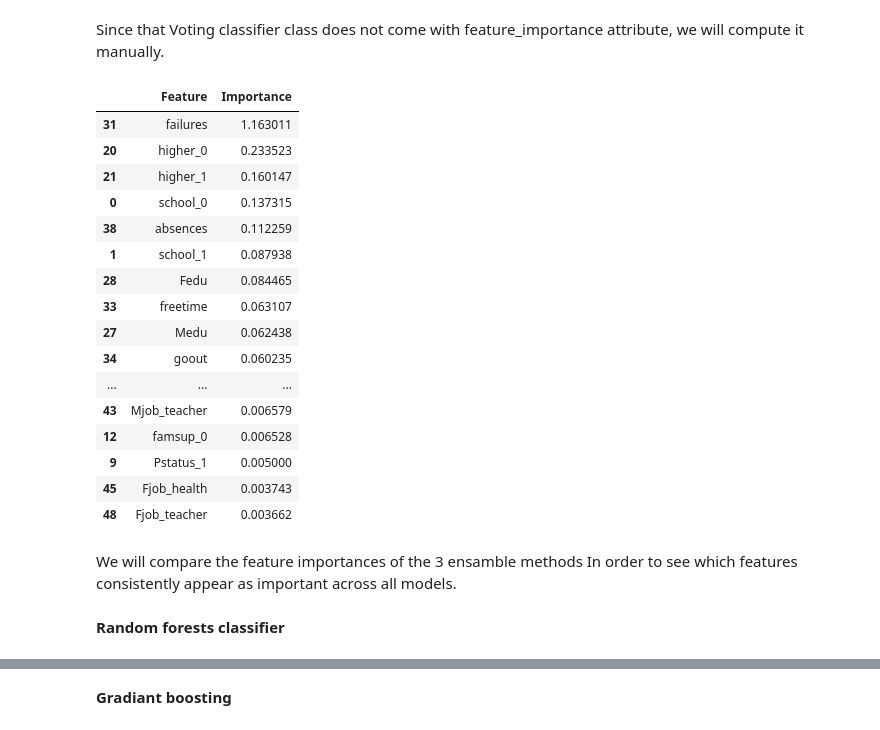
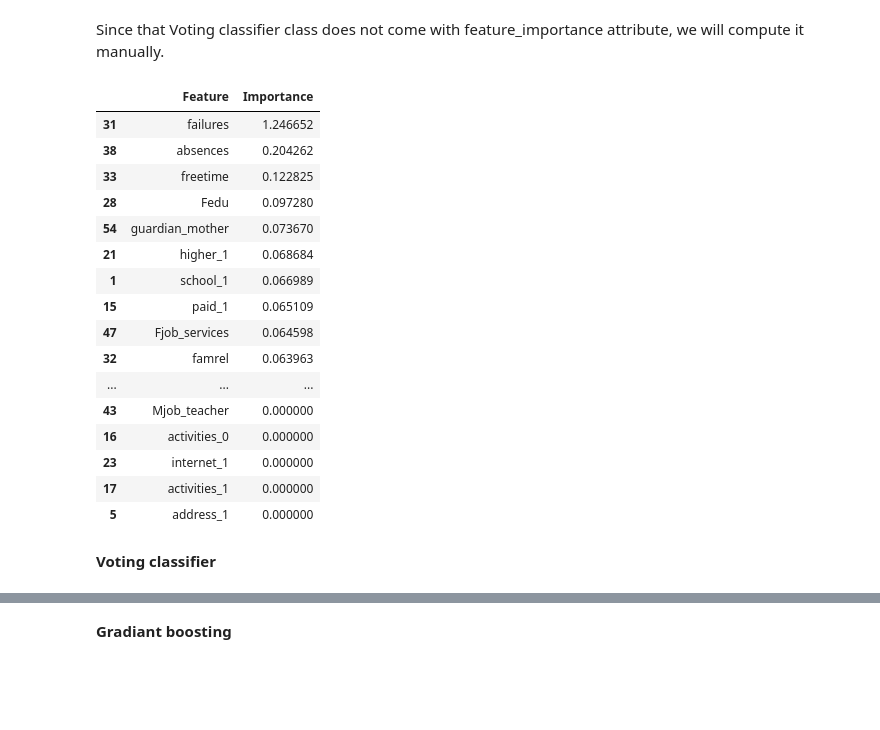
Before and after one commit to rayenFathallah/Student-performance-forecasting-, a Jupyter notebook: Student-Performance-Prediction-V2.ipynb, the cells around one changed output, grey strips where cells are left out. Saved outputs shown, nothing was run; the diff lists cells and outputs as text; code cells hidden in the pictures; blank space fills up the shorter version.

```diff
--- a/Student-Performance-Prediction-V2.ipynb
+++ b/Student-Performance-Prediction-V2.ipynb
@@ -633,7 +644,7 @@ gb_pipeline = Pipeline([
 
 # Define the hyperparameter search space
 param_grid = {
-    'GB__n_estimators': (100, 500),
+    'GB__n_estimators': (15, 300),
     'GB__max_depth': (3, 10),
     'GB__learning_rate': (0.001, 1.0, 'log-uniform')
 }
@@ -758,5 +778,6 @@ ValueError: Found input variables with inconsistent numbers of samples: [314, 73
 # %%
-AdaB = AdaBoostClassifier(learning_rate=0.030959868355900966, random_state=51)
+AdaB = AdaBoostClassifier(learning_rate=0.15564226979143075, n_estimators=240,
+                   random_state=51)
 AdaB.fit(X_train,y_train)
 y_pred = AdaB.predict(X_test)
 accuracy_score(y_test,y_pred)
@@ -784,3 +808,22 @@ scores
 ### Combining the ADAboost classifier with the Random forests classifier
 # %%
 from sklearn.ensemble import VotingClassifier
+# %%
+param_grid = {
+    'voting': ['soft', 'hard'],
+    'weights': [[1, 1], [2, 1], [1, 2], [3, 1], [1, 3]],
+}
+voting_classifier = VotingClassifier(
+    estimators=[('gb', best_GB), ('ada', AdaB)],
+)
+grid_search = GridSearchCV(
+    estimator=voting_classifier,
+    param_grid=param_grid,
+    cv=5,
+    scoring='accuracy',
+    n_jobs=-1
+)
+grid_search.fit(X_train, y_train)
+
+# Print the best hyperparameters found by the grid search
+print('Best hyperparameters:', grid_search.best_params_)
@@ -787,8 +832,8 @@ from sklearn.ensemble import VotingClassifier
 # %%
 voting_classifier = VotingClassifier(
-    estimators=[('rf', best_rf), ('ada', Ada_vot)],
-    voting='soft',
-    weights= [2,1]
+    estimators=[('gb', best_GB), ('ada', AdaB)],
+    voting='hard',
+    weights= [1,1]
 )
 voting_classifier=voting_classifier.fit(X_train, y_train)
 y_pred=voting_classifier.predict(X_test)
@@ -822,26 +870,25 @@ def compute_feature_importance(voting_clf, weights,names):
     feature_importance_df = feature_importance_df.sort_values(by='Importance', ascending=False)
     return feature_importance_df
 # %%
-compute_feature_importance(voting_classifier,[2,1],feature_names)
+feature_importances = compute_feature_importance(voting_classifier,[2,1],feature_names)
+feature_importances
 # %% [output]
 |  | Feature | Importance |
-| 31 | failures | 1.163011 |
-| 20 | higher_0 | 0.233523 |
-| 21 | higher_1 | 0.160147 |
-| 0 | school_0 | 0.137315 |
-| 38 | absences | 0.112259 |
-| 1 | school_1 | 0.087938 |
-| 28 | Fedu | 0.084465 |
-| 33 | freetime | 0.063107 |
-| 27 | Medu | 0.062438 |
-| 34 | goout | 0.060235 |
+| 31 | failures | 1.246652 |
+| 38 | absences | 0.204262 |
+| 33 | freetime | 0.122825 |
+| 28 | Fedu | 0.097280 |
+| 54 | guardian_mother | 0.073670 |
+| 21 | higher_1 | 0.068684 |
+| 1 | school_1 | 0.066989 |
+| 15 | paid_1 | 0.065109 |
+| 47 | Fjob_services | 0.064598 |
+| 32 | famrel | 0.063963 |
 | ... | ... | ... |
-| 43 | Mjob_teacher | 0.006579 |
-| 12 | famsup_0 | 0.006528 |
-| 9 | Pstatus_1 | 0.005000 |
-| 45 | Fjob_health | 0.003743 |
-| 48 | Fjob_teacher | 0.003662 |
+| 43 | Mjob_teacher | 0.000000 |
+| 16 | activities_0 | 0.000000 |
+| 23 | internet_1 | 0.000000 |
+| 17 | activities_1 | 0.000000 |
+| 5 | address_1 | 0.000000 |
-# %% [markdown]
-We will compare the feature importances of the 3 ensamble methods In order to see which features consistently appear as important across all models.
 # %% [markdown]
-<b> Random forests classifier
+<b> Voting classifier
```
Also changed, not shown: parts of 42 cells of this notebook, 6 other files.
